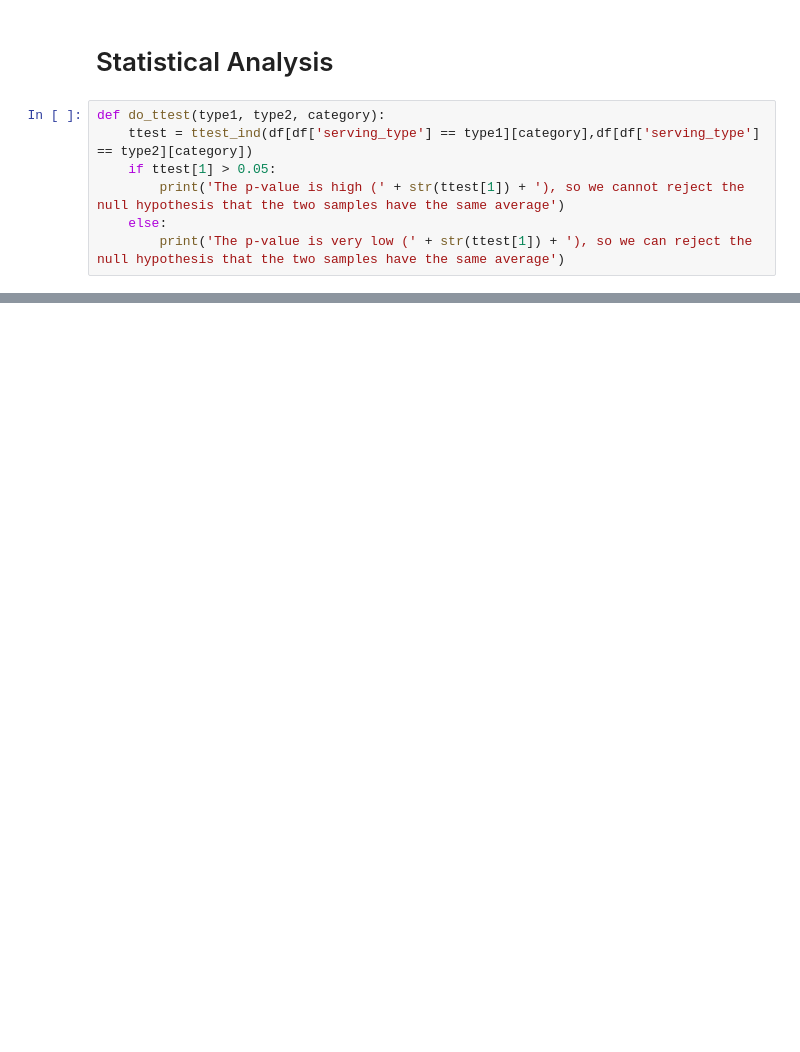
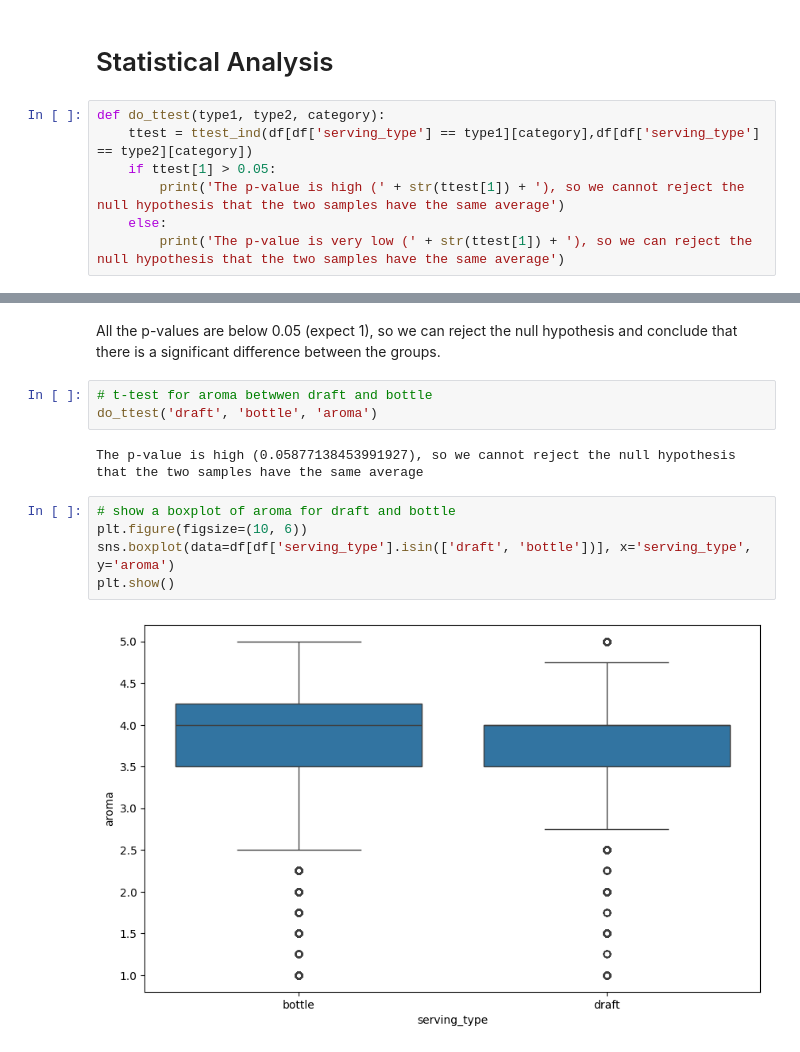
Before and after one commit to epfl-ada/ada-2023-project-beeradaventure46, a Jupyter notebook: NB01_test.ipynb, the cells around one changed output, grey strips where cells are left out. Saved outputs shown, nothing was run; the diff lists cells and outputs as text; blank space fills up the shorter version.

```diff
--- a/NB01_test.ipynb
+++ b/NB01_test.ipynb
@@ -204,0 +300,14 @@ for i in range(9, 15):
+# %% [markdown]
+All the p-values are below 0.05 (expect 1), so we can reject the null hypothesis and conclude that there is a significant difference between the groups.
+# %%
+# t-test for aroma betwwen draft and bottle
+do_ttest('draft', 'bottle', 'aroma')
+# %% [output]
+The p-value is high (0.05877138453991927), so we cannot reject the null hypothesis that the two samples have the same average
+# %%
+# show a boxplot of aroma for draft and bottle
+plt.figure(figsize=(10, 6))
+sns.boxplot(data=df[df['serving_type'].isin(['draft', 'bottle'])], x='serving_type', y='aroma')
+plt.show()
+# %% [output]
+[figure, added]
```
Also changed, not shown: parts of 26 cells of this notebook, 1 other file.
